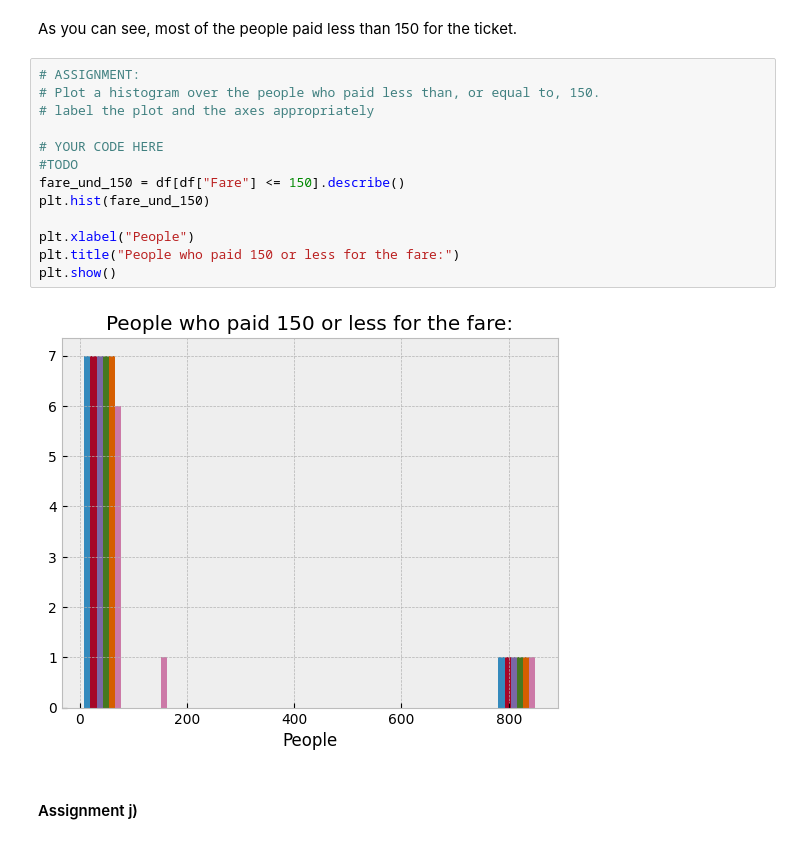
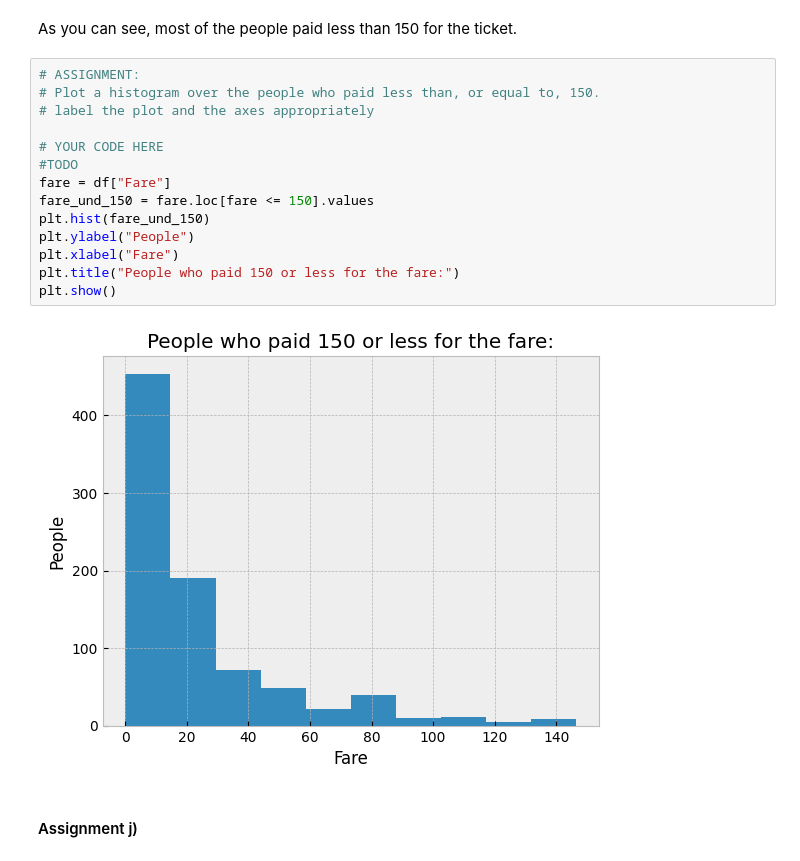
Before and after one commit to artyren/ml_assignments-, a Jupyter notebook: Assignments/Practical/PracticalNotebook2.ipynb, the cells around one changed output. Drawn from its saved outputs; the diff is of its cells as text.

```diff
--- a/Assignments/Practical/PracticalNotebook2.ipynb
+++ b/Assignments/Practical/PracticalNotebook2.ipynb
@@ -475,18 +474,19 @@ As you can see, most of the people paid less than 150 for the ticket.
 # %%
 # ASSIGNMENT:
 # Plot a histogram over the people who paid less than, or equal to, 150.
 # label the plot and the axes appropriately
 
 # YOUR CODE HERE
 #TODO
-fare_und_150 = df[df["Fare"] <= 150].describe()
+fare = df["Fare"]
+fare_und_150 = fare.loc[fare <= 150].values
 plt.hist(fare_und_150)
-
-plt.xlabel("People")
+plt.ylabel("People")
+plt.xlabel("Fare")
 plt.title("People who paid 150 or less for the fare:")
 plt.show()
 # %% [output]
-[figure, old version]
+[figure, new version]
 # %% [markdown]
 #### Assignment j)
 # %%
```
Also changed, not shown: parts of 3 cells of this notebook.
